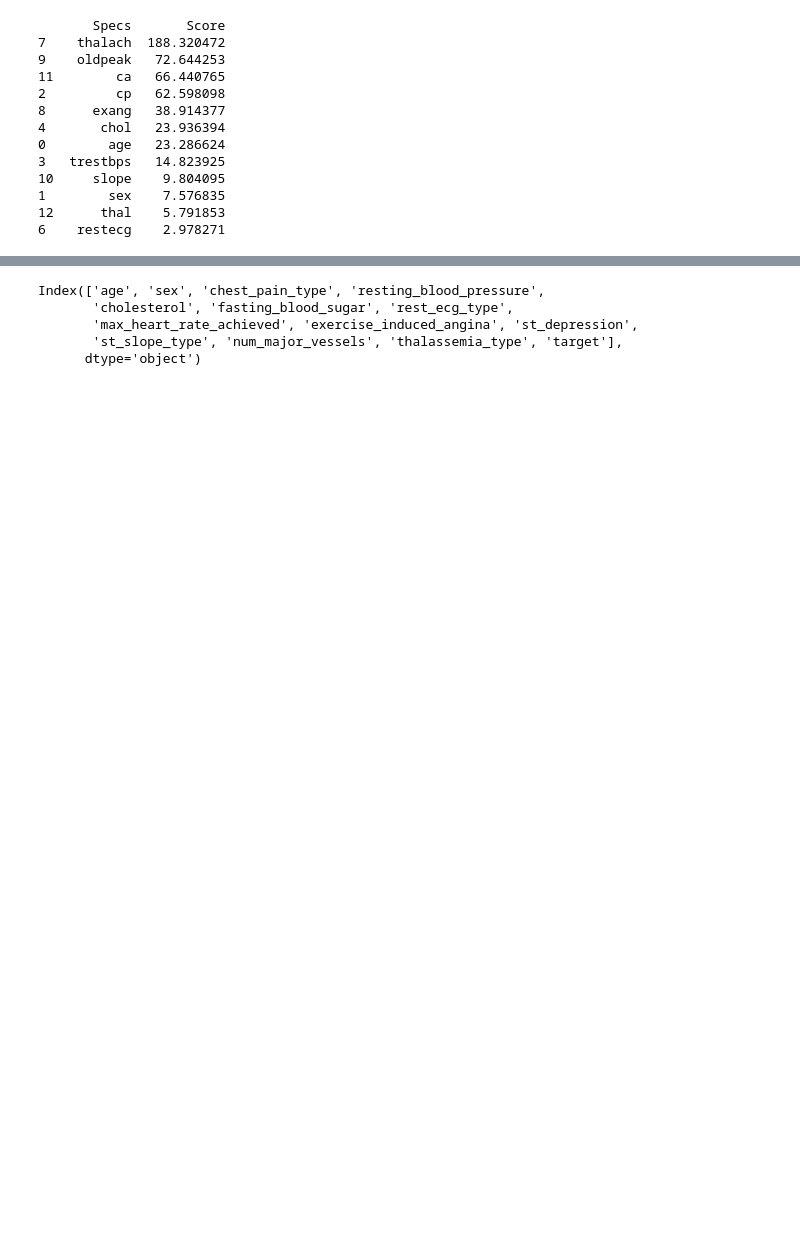
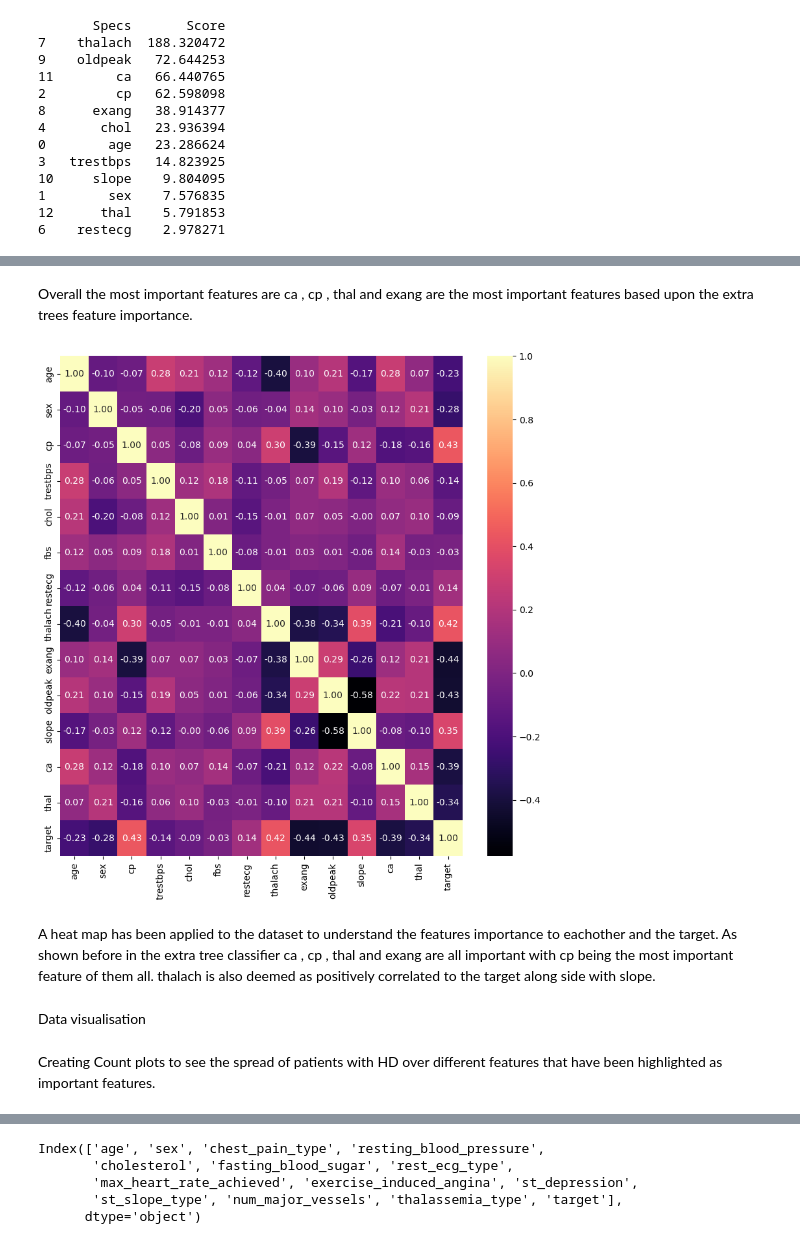
Before and after one commit to TomAppleford/CIS6035---ST20180787, a Jupyter notebook: Logistical reg-final.ipynb, the cells around one changed output, grey strips where cells are left out. Cells and saved outputs as stored; diff of their text form; code cells hidden in the pictures; blank space fills up the shorter version.

```diff
--- a/Logistical reg-final.ipynb
+++ b/Logistical reg-final.ipynb
@@ -89,0 +148,10 @@ plt.show()
+# %% [markdown]
+Overall the most important features are ca , cp , thal and exang are the most important features based upon the extra trees feature importance.
+# %%
+plt.figure(figsize=(10,10))
+heatmap = sns.heatmap(df.corr(),annot=True,cmap="magma",fmt='.2f')
+plt.savefig('heatmap.jpg')
+# %% [output]
+[figure, added]
+# %% [markdown]
+A heat map has been applied to the dataset to understand the features importance to eachother and the target. As shown before in the extra tree classifier ca , cp , thal and exang are all important with cp being the most important feature of them all. thalach is also deemed as positively correlated to the target along side with slope.
@@ -89,0 +160,4 @@ plt.show()
+# %% [markdown]
+Data visualisation
+# %% [markdown]
+Creating Count plots to see the spread of patients with HD over different features that have been highlighted as important features.
```
Also changed, not shown: parts of 58 cells of this notebook.
